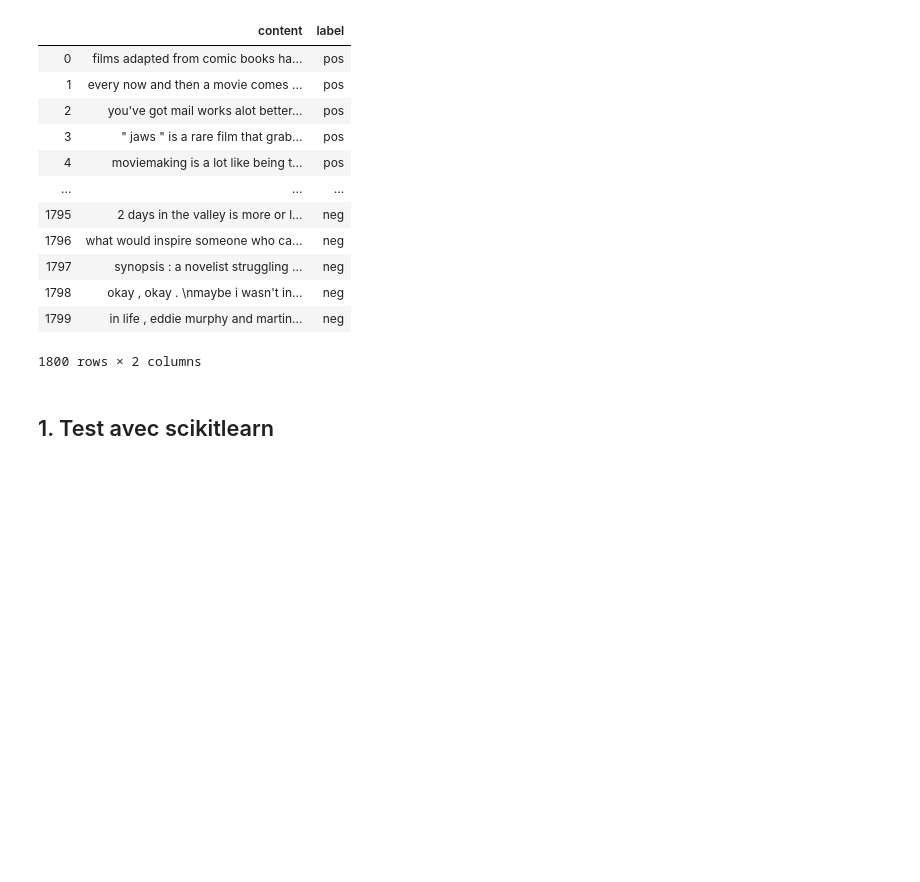
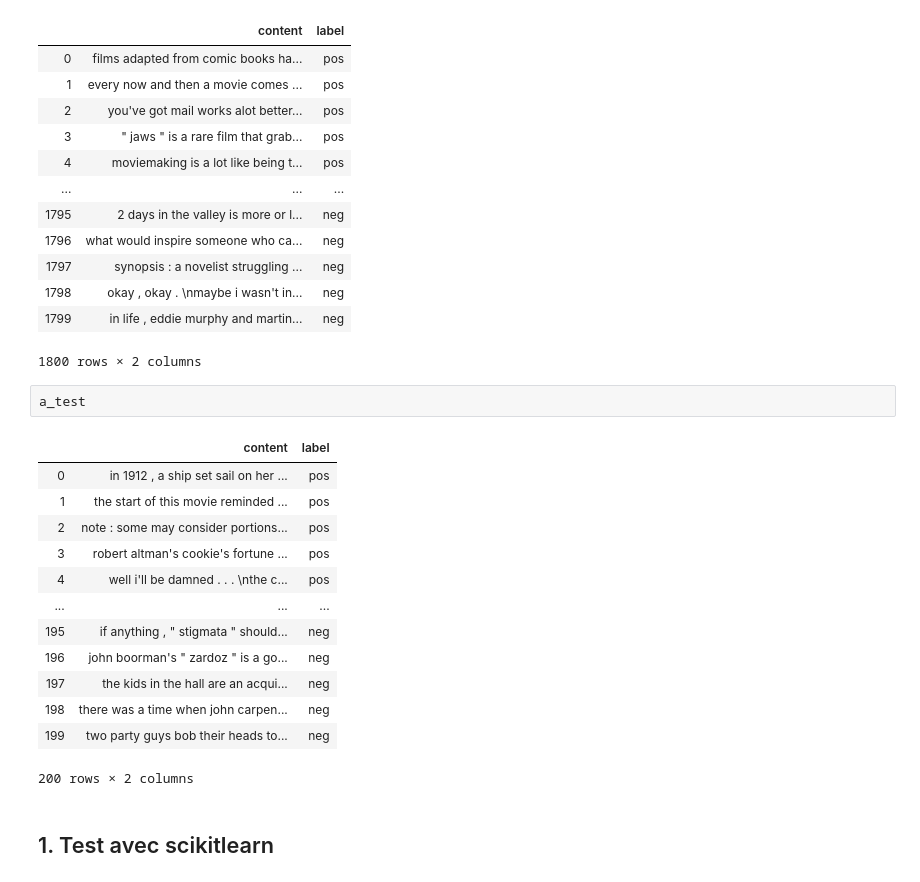
Before and after one commit to gaguillaume/project_clustering_Netflix, a Jupyter notebook: critiques_cine.ipynb, the cells around one changed output. Cells and saved outputs as stored; diff of their text form; blank space fills up the shorter version.

```diff
--- a/critiques_cine.ipynb
+++ b/critiques_cine.ipynb
@@ -61,6 +61,22 @@ a_train
 | 1798 | okay , okay . \nmaybe i wasn't in... | neg |
 | 1799 | in life , eddie murphy and martin... | neg |
 1800 rows × 2 columns
+# %%
+a_test
+# %% [output]
+|  | content | label |
+| 0 | in 1912 , a ship set sail on her ... | pos |
+| 1 | the start of this movie reminded ... | pos |
+| 2 | note : some may consider portions... | pos |
+| 3 | robert altman's cookie's fortune ... | pos |
+| 4 | well i'll be damned . . . \nthe c... | pos |
+| ... | ... | ... |
+| 195 | if anything , " stigmata " should... | neg |
+| 196 | john boorman's " zardoz " is a go... | neg |
+| 197 | the kids in the hall are an acqui... | neg |
+| 198 | there was a time when john carpen... | neg |
+| 199 | two party guys bob their heads to... | neg |
+200 rows × 2 columns
 # %% [markdown]
 ## 1. Test avec scikitlearn
 # %%
```
Also changed, not shown: parts of 2 cells of this notebook.
